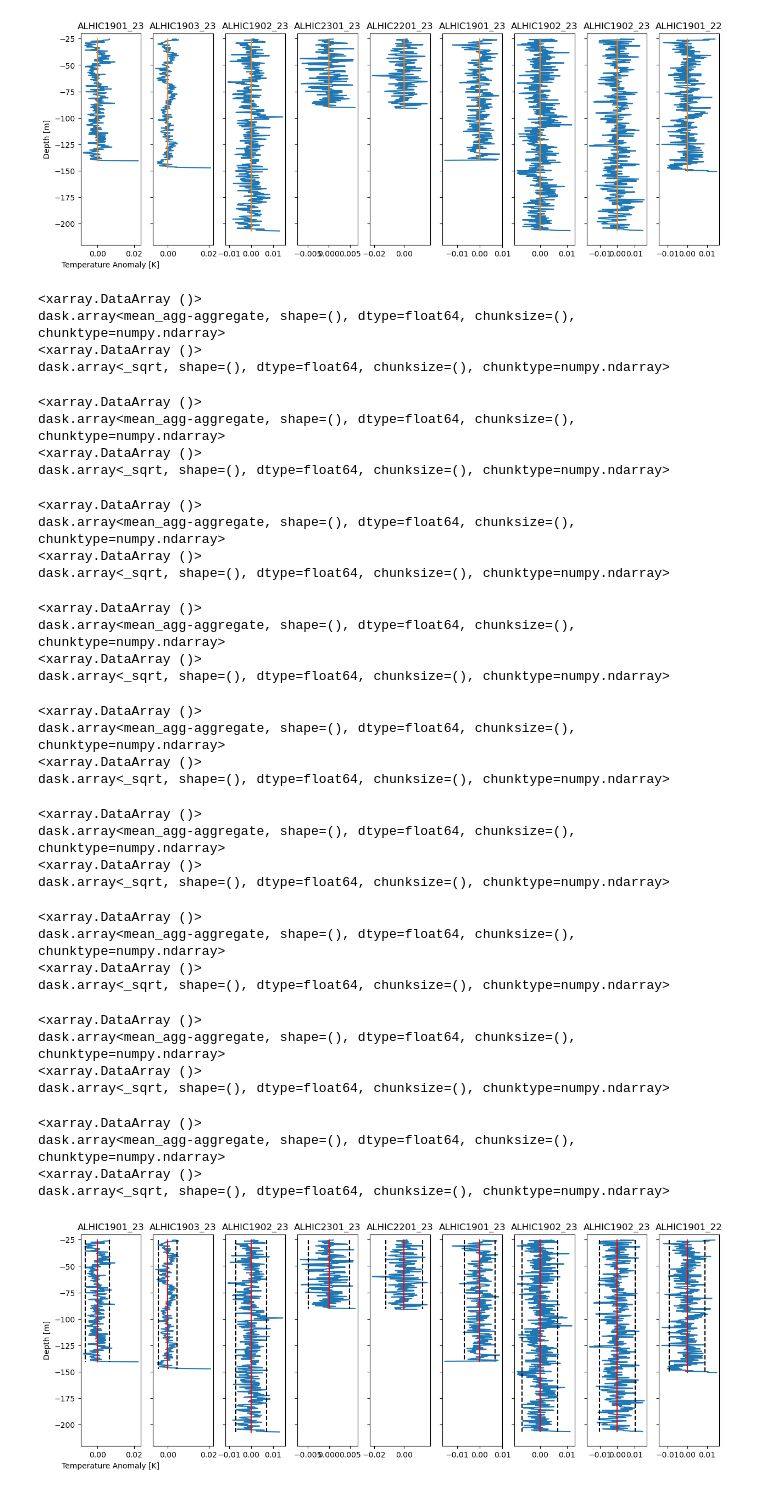
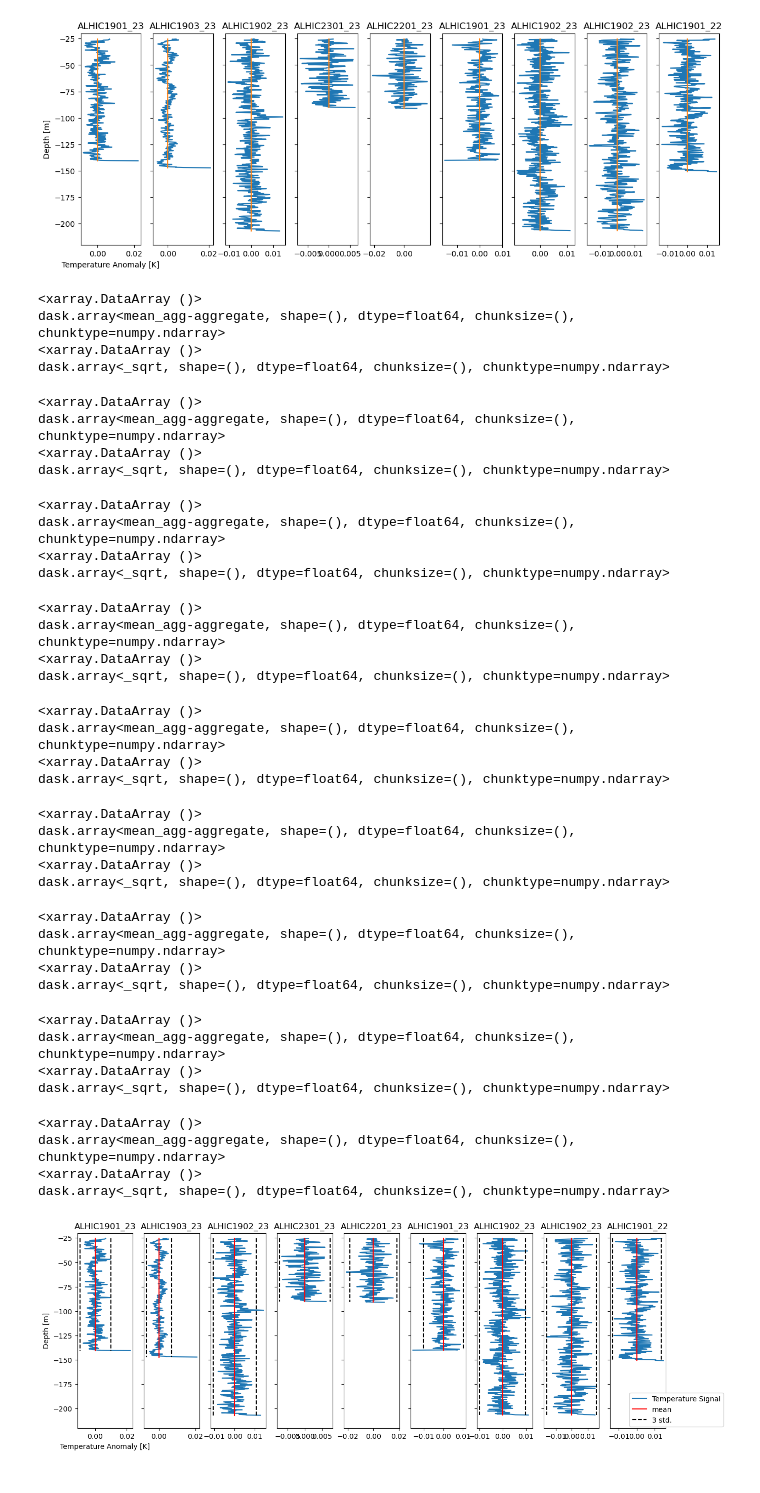
Before and after one commit to johnmorganmanos/Antarctica_AH_Thermometry, a Jupyter notebook: mechanics_notebook.ipynb, the cells around one changed output. Drawn from its saved outputs; the diff is of its cells as text; code cells hidden in the pictures.

```diff
--- a/mechanics_notebook.ipynb
+++ b/mechanics_notebook.ipynb
@@ -128,9 +131,11 @@ for num, (i, ax) in enumerate(zip(data_proc, axes)):
     Xp = pf.fit_transform(x)
     md2.fit(Xp, anomalies[i][cutoff:])
     trendp = md2.predict(Xp)
-#     ax.plot(anomalies[i][cutoff:],x)
+    ax.plot(anomalies[i][cutoff:],x*-1)
 #     ax.plot(trendp,x)
-    ax.plot(anomalies[i][cutoff:]-trendp,x*-1)
+#     ax.plot(anomalies[i][cutoff:]-trendp,x*-1)
+    ax.plot(trendp, x*-1)
+#     ax.plot()
     ax.set_ylim([-220,-20])
     ax.set_title(i[0:12])
     if num != 0:
@@ -274,7 +282,7 @@ for num, (i, ax) in enumerate(zip(data_proc, axes)):
     trendp = md2.predict(Xp)
 #     ax.plot(anomalies[i][cutoff:],x)
 #     ax.plot(trendp,x)
-    ax.plot(anomalies[i][cutoff:]-trendp,x*-1)
+    ax.plot(anomalies[i][cutoff:]-trendp,x*-1, label='Temperature Signal')
 
     ax.set_ylim([-220,-20])
     ax.set_title(i[0:12])
@@ -287,11 +295,15 @@ for num, (i, ax) in enumerate(zip(data_proc, axes)):
     mean = np.mean(anomalies[i][cutoff:]-trendp)
     std = np.std(anomalies[i][cutoff:]-trendp)
 
-    ax.plot([mean,mean], [x[0]*-1, x[-1]*-1],c='red')
+    ax.plot([mean,mean], [x[0]*-1, x[-1]*-1],c='red', label='mean')
 #     ax.plot([mean+std,mean+std], [x[0]*-1, x[-1]*-1],c='black',ls='--')
 #     ax.plot([mean-std,mean-std], [x[0]*-1, x[-1]*-1],c='black',ls='--')
-    ax.plot([mean+2*std,mean+2*std], [x[0]*-1, x[-1]*-1],c='black',ls='--')
-    ax.plot([mean-2*std,mean-2*std], [x[0]*-1, x[-1]*-1],c='black',ls='--')
+    ax.plot([mean+3*std,mean+3*std], [x[0]*-1, x[-1]*-1],c='black',ls='--',label='3 std.')
+    ax.plot([mean-3*std,mean-3*std], [x[0]*-1, x[-1]*-1],c='black',ls='--')
+
+    if num==len(data_proc)-1:
+        ax.legend(bbox_to_anchor=(2.1, 0.2))
+
     print(mean)
     print(std)
 #plt.tight_layout()
@@ -305,31 +317,31 @@ dask.array<mean_agg-aggregate, shape=(), dtype=float64, chunksize=(), chunktype=
 <xarray.DataArray ()>
 dask.array<_sqrt, shape=(), dtype=float64, chunksize=(), chunktype=numpy.ndarray>
 <xarray.DataArray ()>
 dask.array<mean_agg-aggregate, shape=(), dtype=float64, chunksize=(), chunktype=numpy.ndarray>
 <xarray.DataArray ()>
 dask.array<_sqrt, shape=(), dtype=float64, chunksize=(), chunktype=numpy.ndarray>
 <xarray.DataArray ()>
 dask.array<mean_agg-aggregate, shape=(), dtype=float64, chunksize=(), chunktype=numpy.ndarray>
 <xarray.DataArray ()>
 dask.array<_sqrt, shape=(), dtype=float64, chunksize=(), chunktype=numpy.ndarray>
 <xarray.DataArray ()>
 dask.array<mean_agg-aggregate, shape=(), dtype=float64, chunksize=(), chunktype=numpy.ndarray>
 <xarray.DataArray ()>
 dask.array<_sqrt, shape=(), dtype=float64, chunksize=(), chunktype=numpy.ndarray>
 <xarray.DataArray ()>
 dask.array<mean_agg-aggregate, shape=(), dtype=float64, chunksize=(), chunktype=numpy.ndarray>
 <xarray.DataArray ()>
 dask.array<_sqrt, shape=(), dtype=float64, chunksize=(), chunktype=numpy.ndarray>
 <xarray.DataArray ()>
 dask.array<mean_agg-aggregate, shape=(), dtype=float64, chunksize=(), chunktype=numpy.ndarray>
 <xarray.DataArray ()>
 dask.array<_sqrt, shape=(), dtype=float64, chunksize=(), chunktype=numpy.ndarray>
 <xarray.DataArray ()>
 dask.array<mean_agg-aggregate, shape=(), dtype=float64, chunksize=(), chunktype=numpy.ndarray>
 <xarray.DataArray ()>
 dask.array<_sqrt, shape=(), dtype=float64, chunksize=(), chunktype=numpy.ndarray>
 <xarray.DataArray ()>
 dask.array<mean_agg-aggregate, shape=(), dtype=float64, chunksize=(), chunktype=numpy.ndarray>
 <xarray.DataArray ()>
 dask.array<_sqrt, shape=(), dtype=float64, chunksize=(), chunktype=numpy.ndarray>
-[figure, old version]
+[figure, new version]
```
Also changed, not shown: parts of 13 cells of this notebook, 7 other files.
